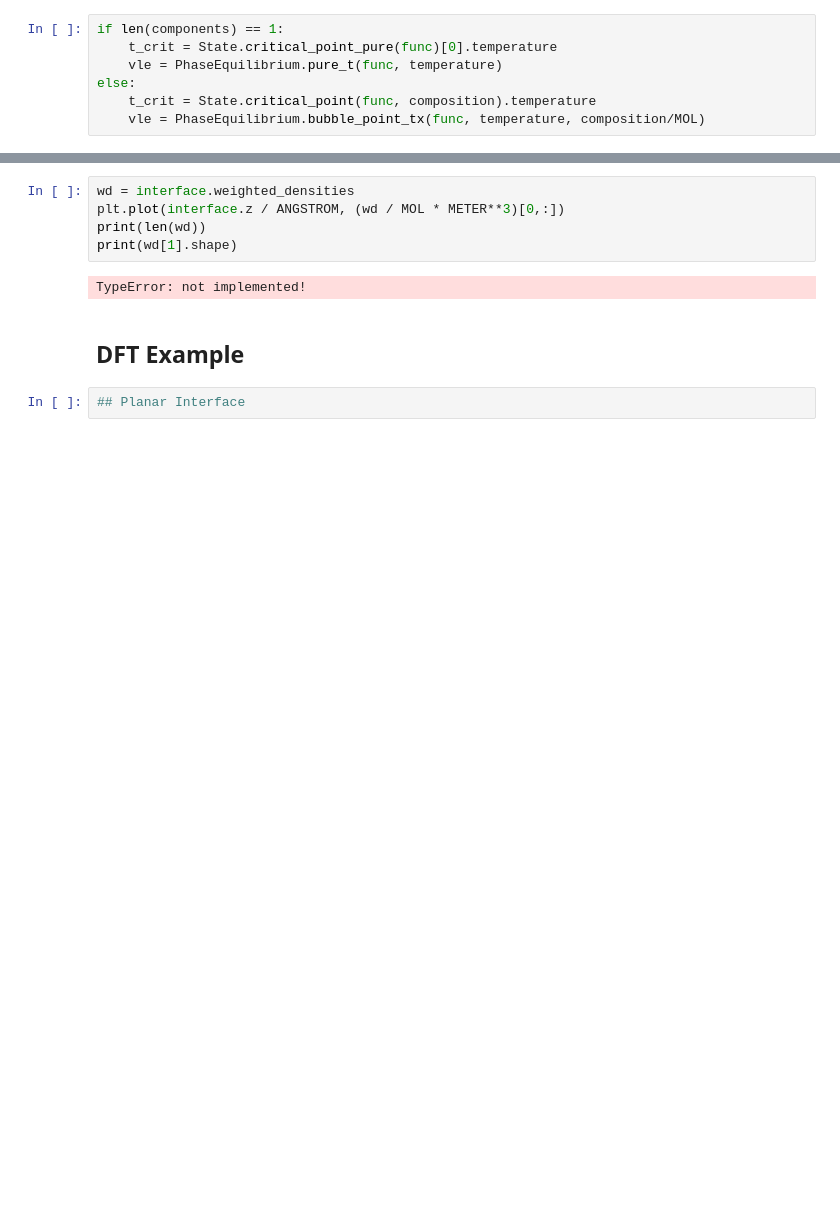
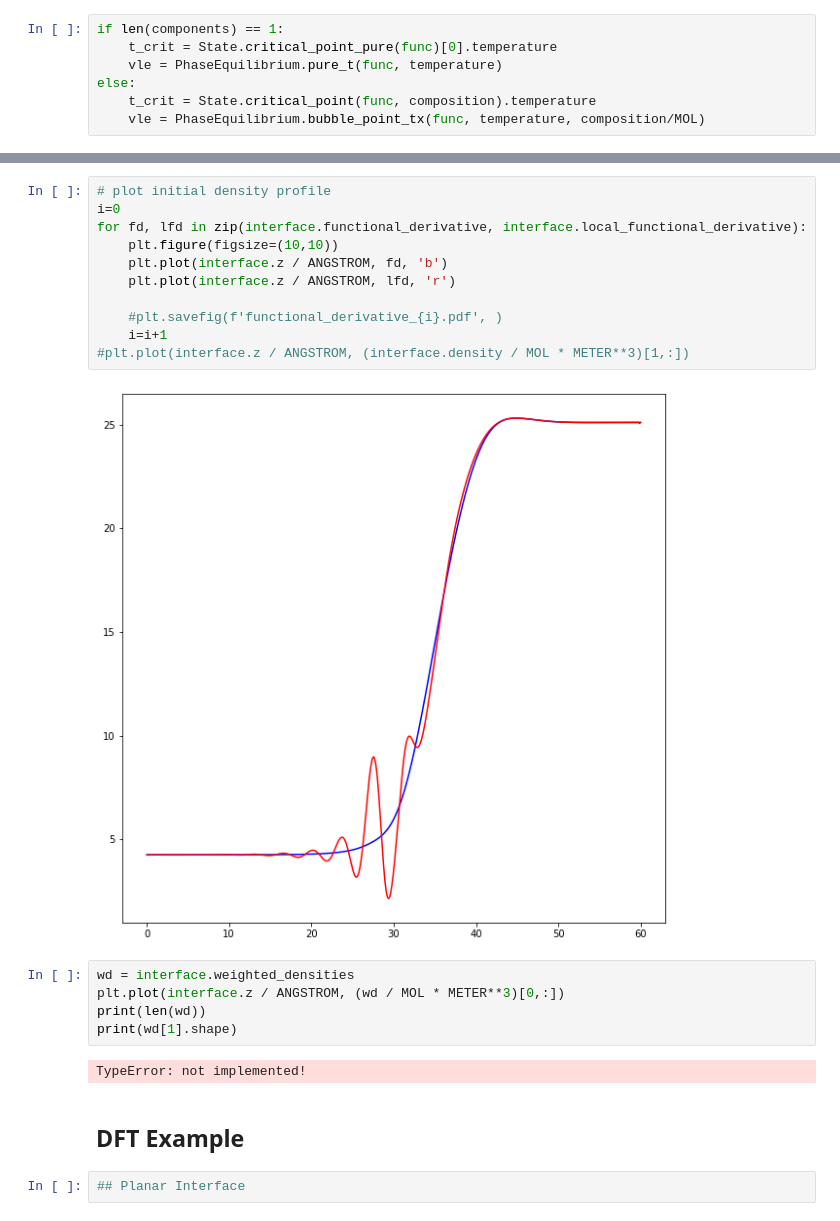
Before and after one commit to bbbursik/feos-pcsaft, a Jupyter notebook: examples/21-11-04-exampleDFT.ipynb, the cells around one changed output, grey strips where cells are left out. Drawn from its saved outputs; the diff is of its cells as text; blank space fills up the shorter version.

```diff
--- a/examples/21-11-04-exampleDFT.ipynb
+++ b/examples/21-11-04-exampleDFT.ipynb
@@ -159,3 +71,16 @@ plotted
+# %%
+# plot initial density profile
+i=0
+for fd, lfd in zip(interface.functional_derivative, interface.local_functional_derivative):
+    plt.figure(figsize=(10,10))
+    plt.plot(interface.z / ANGSTROM, fd, 'b')
+    plt.plot(interface.z / ANGSTROM, lfd, 'r')
+
+    #plt.savefig(f'functional_derivative_{i}.pdf', )
+    i=i+1
+#plt.plot(interface.z / ANGSTROM, (interface.density / MOL * METER**3)[1,:])
+# %% [output]
+[figure, added]
 # %%
 wd = interface.weighted_densities
 plt.plot(interface.z / ANGSTROM, (wd / MOL * METER**3)[0,:])
```
Also changed, not shown: parts of 24 cells of this notebook.
